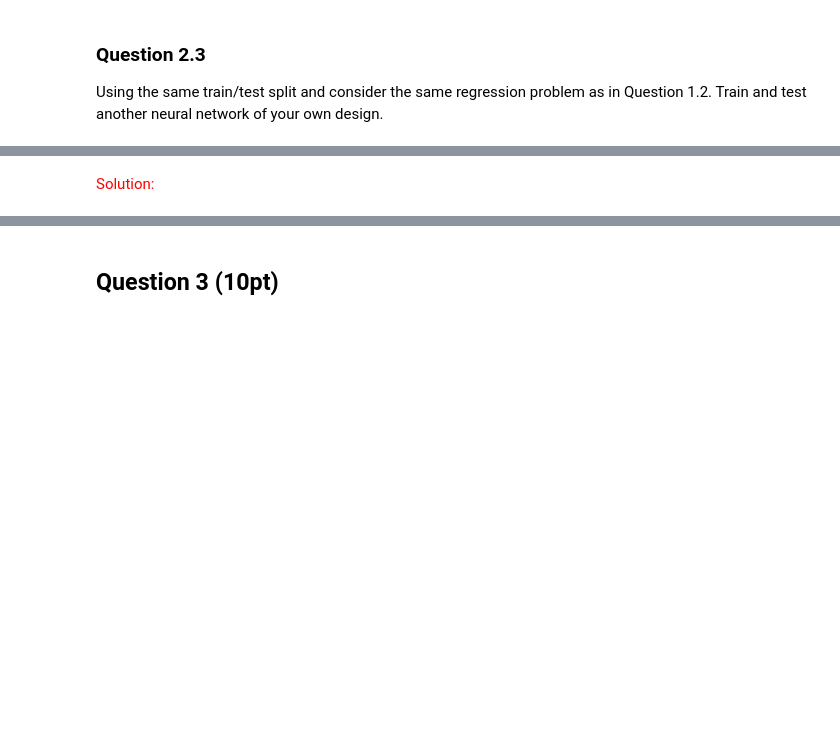
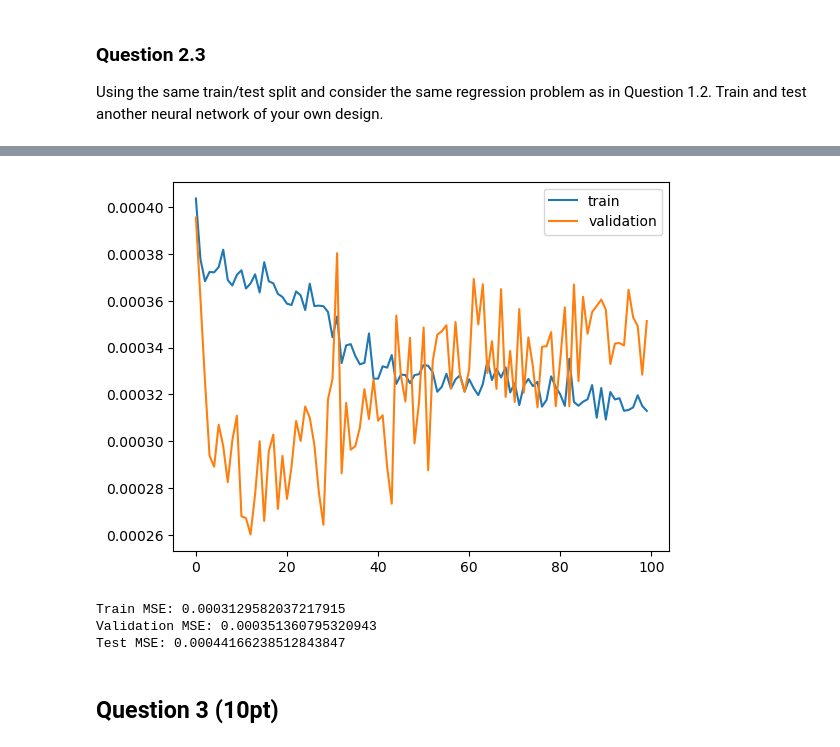
Before and after one commit to rshea33/FA-691, a Jupyter notebook: Homeworks/Homework 2/FA691-HW2.ipynb, the cells around one changed output, grey strips where cells are left out. Saved outputs shown, nothing was run; the diff lists cells and outputs as text; code cells hidden in the pictures; blank space fills up the shorter version.

```diff
--- a/Homeworks/Homework 2/FA691-HW2.ipynb
+++ b/Homeworks/Homework 2/FA691-HW2.ipynb
@@ -57,4 +168,10 @@ Evaluate the performance of this model with the mean squared error on the test d
 Using the same train/test split and consider the same regression problem as in Question 1.2.
 Train and test another neural network of your own design.
 # %%
-# Enter your code here
+model2 = keras.Sequential()
+model2.add(layers.Dense(4, input_shape=(1, 4), activation='tanh')) # hidden layer
+model2.add(layers.Dense(64, activation='relu')) # hidden layer
+model2.add(layers.Dense(16, activation='relu')) # hidden layer
+model2.add(layers.Dense(1, activation='linear')) # output layer
+
+model2.summary()
@@ -61,2 +195,20 @@ Train and test another neural network of your own design.
-# %% [markdown]
-<font color='red'>Solution:</font>
+# %%
+from tensorflow.keras.optimizers import Adam
+
+# Training model loss jumped around, so retraining with lower learning rate
+opt = Adam(learning_rate=0.0008)
+model2.compile(loss='mse', optimizer=opt, metrics=['mse'])
+
+
+history2 = model2.fit(x_train, y_train, epochs=100, batch_size=4, verbose=0, validation_split=0.1)
+
+plt.plot(history2.history['loss'], label='train')
+plt.plot(history2.history['val_loss'], label='validation')
+plt.legend()
+plt.show()
+
+print(f"\n\nTrain MSE: {history2.history['mse'][-1]}")
+print(f"Validation MSE: {history2.history['val_mse'][-1]}")
+
+print(f"Test MSE: {model2.evaluate(x_test, y_test, verbose=0)[0]}")
+# %% [output]
@@ -63,3 +218,7 @@ Train and test another neural network of your own design.
+[figure, added]
+Train MSE: 0.0003129582037217915
+Validation MSE: 0.000351360795320943
+Test MSE: 0.00044166238512843847
 # %% [markdown]
 ## Question 3 (10pt)
 # %% [markdown]
```
Also changed, not shown: parts of 13 cells of this notebook, 1 other file.
